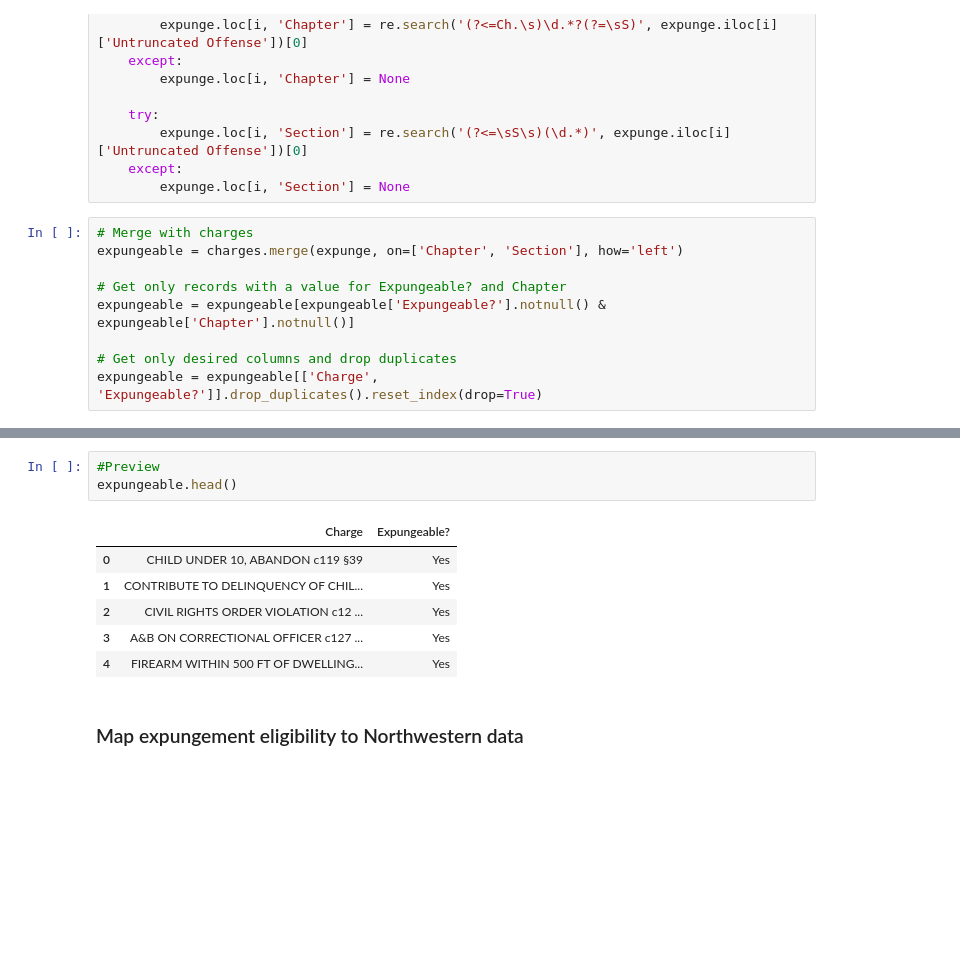
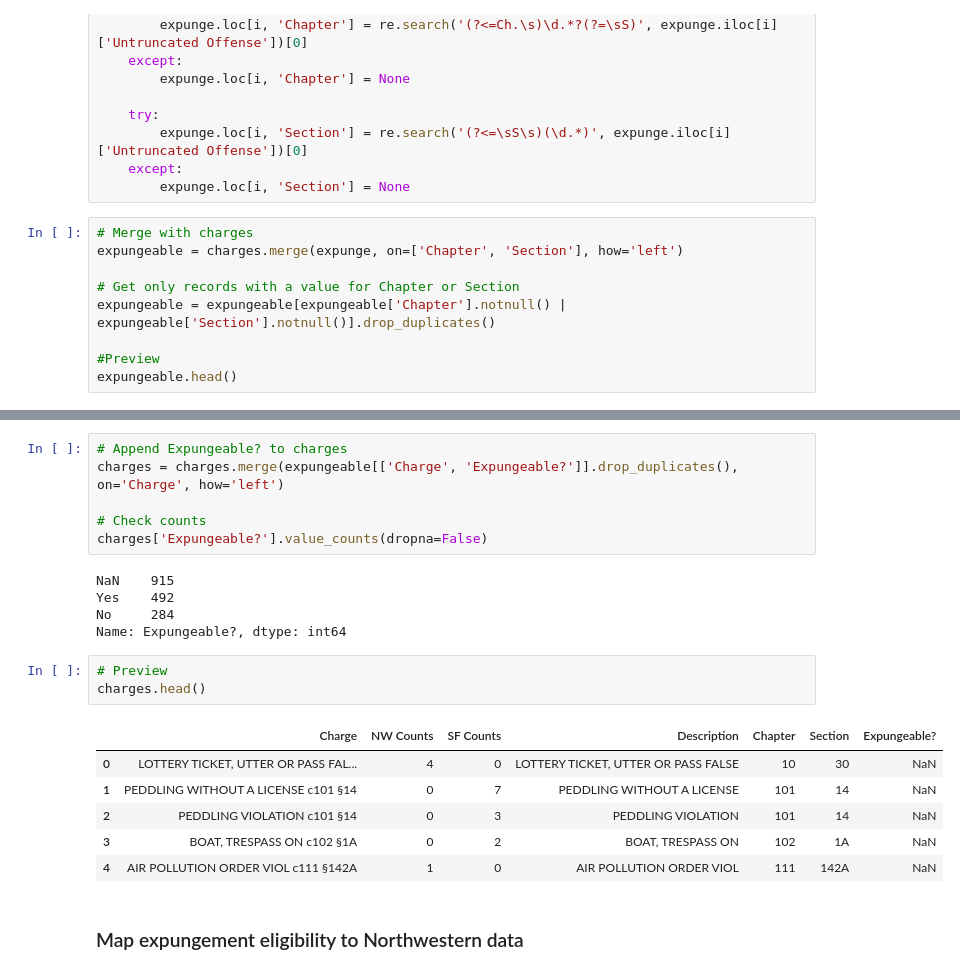
Before and after one commit to codeforboston/clean-slate-data, a Jupyter notebook: analyses/notebooks/MA_Data.ipynb, the cells around one changed output, grey strips where cells are left out. Cells and saved outputs as stored; diff of their text form; blank space fills up the shorter version.

Commit message:
Added 'Expungeable?' to prosecution_charges.csv

```diff
--- a/analyses/notebooks/MA_Data.ipynb
+++ b/analyses/notebooks/MA_Data.ipynb
@@ -417,8 +417,8 @@ for i in range(len(expunge)):
 # Merge with charges
 expungeable = charges.merge(expunge, on=['Chapter', 'Section'], how='left')
 
-# Get only records with a value for Expungeable? and Chapter
-expungeable = expungeable[expungeable['Expungeable?'].notnull() & expungeable['Chapter'].notnull()]
+# Get only records with a value for Chapter or Section
+expungeable = expungeable[expungeable['Chapter'].notnull() | expungeable['Section'].notnull()].drop_duplicates()
 
-# Get only desired columns and drop duplicates
-expungeable = expungeable[['Charge', 'Expungeable?']].drop_duplicates().reset_index(drop=True)
+#Preview
+expungeable.head()
@@ -425,13 +432,24 @@ expungeable = expungeable[['Charge', 'Expungeable?']].drop_duplicates().reset_in
+# %%
+# Append Expungeable? to charges
+charges = charges.merge(expungeable[['Charge', 'Expungeable?']].drop_duplicates(), on='Charge', how='left')
+
+# Check counts
+charges['Expungeable?'].value_counts(dropna=False)
+# %% [output]
+NaN    915
+Yes    492
+No     284
+Name: Expungeable?, dtype: int64
 # %%
-#Preview
-expungeable.head()
+# Preview
+charges.head()
 # %% [output]
-|  | Charge | Expungeable? |
-| 0 | CHILD UNDER 10, ABANDON c119 §39 | Yes |
-| 1 | CONTRIBUTE TO DELINQUENCY OF CHIL... | Yes |
-| 2 | CIVIL RIGHTS ORDER VIOLATION c12 ... | Yes |
-| 3 | A&B ON CORRECTIONAL OFFICER c127 ... | Yes |
-| 4 | FIREARM WITHIN 500 FT OF DWELLING... | Yes |
+|  | Charge | NW Counts | SF Counts | Description | Chapter | Section | Expungeable? |
+| 0 | LOTTERY TICKET, UTTER OR PASS FAL... | 4 | 0 | LOTTERY TICKET, UTTER OR PASS FALSE | 10 | 30 | NaN |
+| 1 | PEDDLING WITHOUT A LICENSE c101 §14 | 0 | 7 | PEDDLING WITHOUT A LICENSE | 101 | 14 | NaN |
+| 2 | PEDDLING VIOLATION c101 §14 | 0 | 3 | PEDDLING VIOLATION | 101 | 14 | NaN |
+| 3 | BOAT, TRESPASS ON c102 §1A | 0 | 2 | BOAT, TRESPASS ON | 102 | 1A | NaN |
+| 4 | AIR POLLUTION ORDER VIOL c111 §142A | 1 | 0 | AIR POLLUTION ORDER VIOL | 111 | 142A | NaN |
 # %% [markdown]
 ### Map expungement eligibility to Northwestern data
 # %%
```
Also changed, not shown: parts of 3 cells of this notebook.
